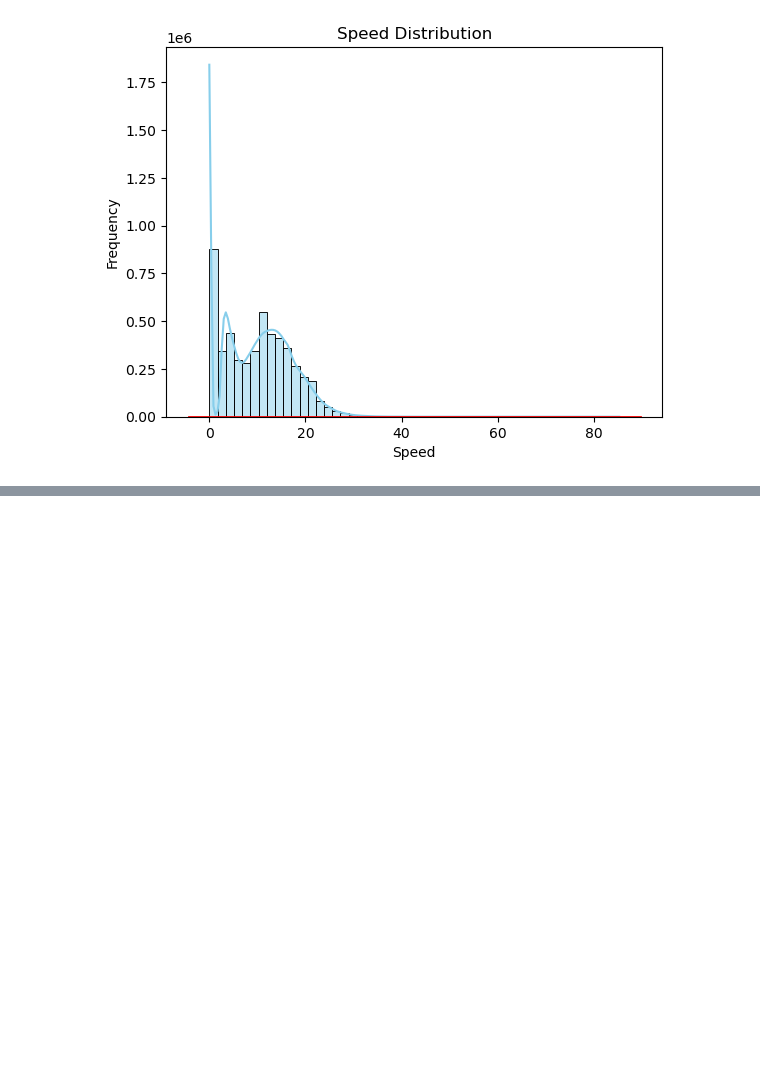
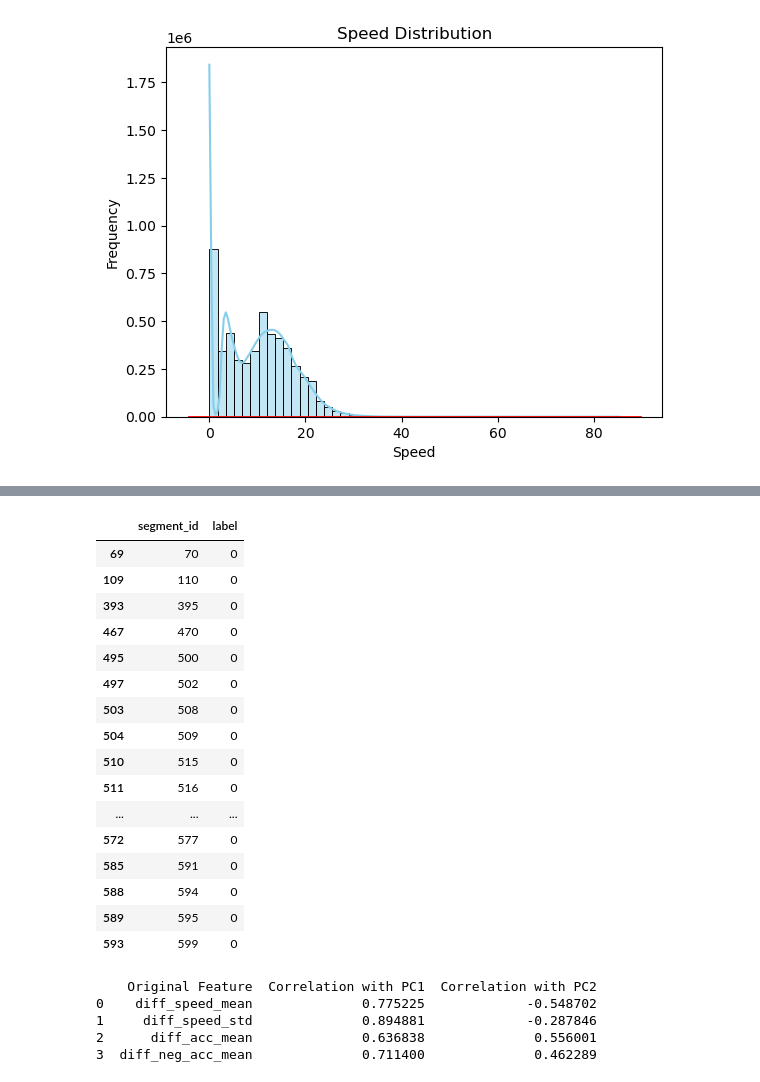
Before and after one commit to DriverBehaviour-FYP/Driver-Behaviour-Analysis, a Jupyter notebook: notebook/paper method.ipynb, the cells around one changed output, grey strips where cells are left out. Drawn from its saved outputs; the diff is of its cells as text; code cells hidden in the pictures; blank space fills up the shorter version.

```diff
--- a/notebook/paper method.ipynb
+++ b/notebook/paper method.ipynb
@@ -35,0 +177,4 @@ plt.show()
+# %%
+segs['pc1'] = principal_components[:,0]
+segs['pc2'] = principal_components[:,1]
+segs['label'] = labels
@@ -35,0 +197,20 @@ plt.show()
+# %%
+segs[['segment_id','label' ]][segs['label']==0].head(30)
+# %% [output]
+|  | segment_id | label |
+| 69 | 70 | 0 |
+| 109 | 110 | 0 |
+| 393 | 395 | 0 |
+| 467 | 470 | 0 |
+| 495 | 500 | 0 |
+| 497 | 502 | 0 |
+| 503 | 508 | 0 |
+| 504 | 509 | 0 |
+| 510 | 515 | 0 |
+| 511 | 516 | 0 |
+| ... | ... | ... |
+| 572 | 577 | 0 |
+| 585 | 591 | 0 |
+| 588 | 594 | 0 |
+| 589 | 595 | 0 |
+| 593 | 599 | 0 |
@@ -35,0 +220,22 @@ plt.show()
+# %%
+
+
+# Calculate correlations
+correlations_pc1 = imp_data.corr()['pc1'][:-3]  # Exclude PC1 and PC2 from the result
+correlations_pc2 = imp_data.corr()['pc2'][:-3]  # Exclude PC1 and PC2 from the result
+
+# Combine correlations into a table
+correlation_table = pd.DataFrame({
+    'Original Feature': correlations_pc1.index,
+    'Correlation with PC1': correlations_pc1.values,
+    'Correlation with PC2': correlations_pc2.values
+})
+
+# Print or display the correlation table
+print(correlation_table)
+# %% [output]
+    Original Feature  Correlation with PC1  Correlation with PC2
+0    diff_speed_mean              0.775225             -0.548702
+1     diff_speed_std              0.894881             -0.287846
+2      diff_acc_mean              0.636838              0.556001
+3  diff_neg_acc_mean              0.711400              0.462289
```
Also changed, not shown: parts of 13 cells of this notebook, 2 other files.
